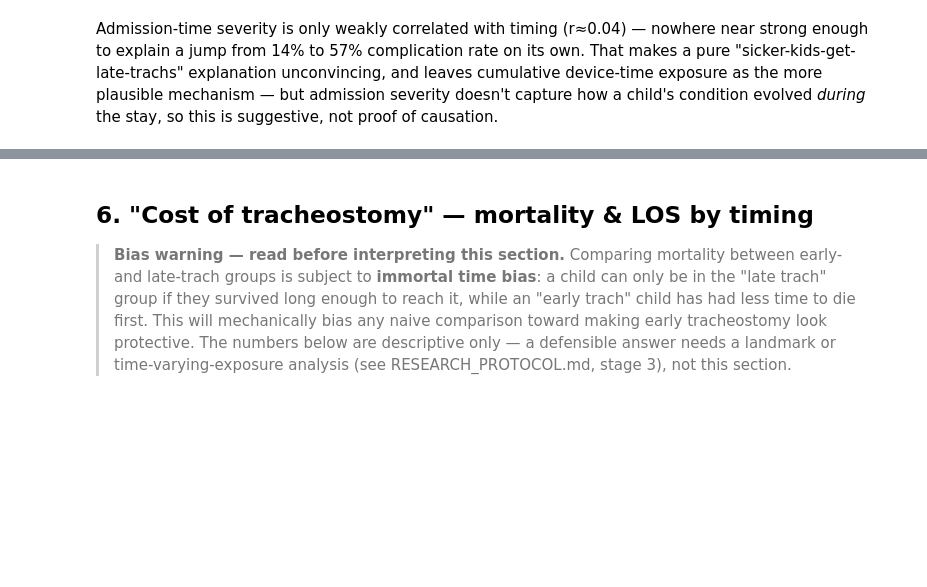
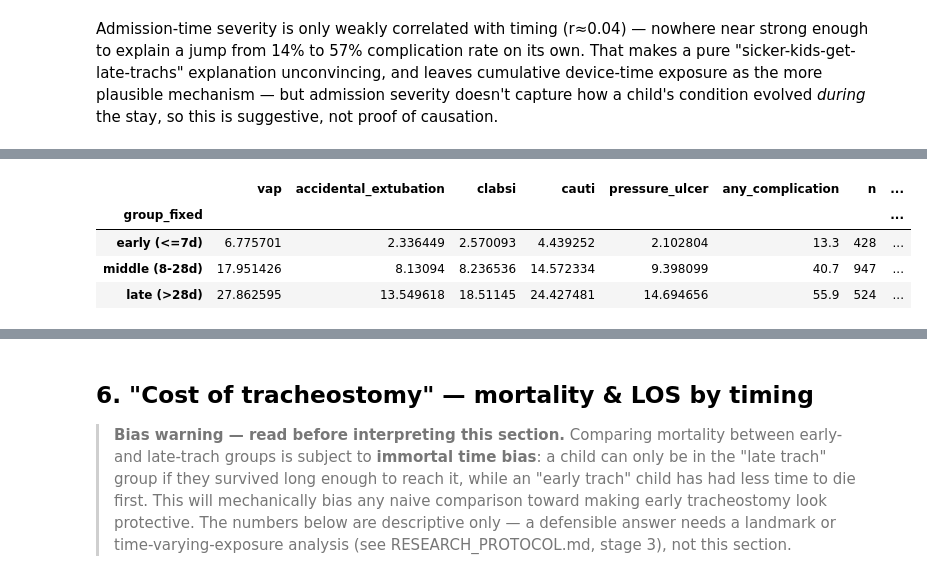
Before and after one commit to kickereb/wfpiccs-trach-eda, a Jupyter notebook: tracheostomy_timing_risk_tradeoff_EDA.ipynb, the cells around one changed output, grey strips where cells are left out. Cells and saved outputs as stored; diff of their text form; code cells hidden in the pictures; blank space fills up the shorter version.

```diff
--- a/tracheostomy_timing_risk_tradeoff_EDA.ipynb
+++ b/tracheostomy_timing_risk_tradeoff_EDA.ipynb
@@ -539,0 +544,17 @@ Admission-time severity is only weakly correlated with timing (r≈0.04) — now
+# %%
+s2['group_fixed'] = pd.cut(
+    s2['days_to_trach'], bins=[-0.001, 7, 28, 10**9],
+    labels=['early (<=7d)', 'middle (8-28d)', 'late (>28d)']
+)
+
+fixed_tbl = (s2.groupby('group_fixed', observed=True)[comp_cols + ['any_complication']].mean() * 100).round(1)
+fixed_tbl['n'] = s2.groupby('group_fixed', observed=True).size()
+fixed_tbl['icu_mortality_%'] = (s2.groupby('group_fixed', observed=True)['icu_mortality'].mean() * 100).round(1)
+fixed_tbl['los_median_days'] = s2.groupby('group_fixed', observed=True)['los_days'].median()
+fixed_tbl
+# %% [output]
+|  | vap | accidental_extubation | clabsi | cauti | pressure_ulcer | any_complication | n | ... |
+| group_fixed |  |  |  |  |  |  |  | ... |
+| early (<=7d) | 6.775701 | 2.336449 | 2.570093 | 4.439252 | 2.102804 | 13.3 | 428 | ... |
+| middle (8-28d) | 17.951426 | 8.13094 | 8.236536 | 14.572334 | 9.398099 | 40.7 | 947 | ... |
+| late (>28d) | 27.862595 | 13.549618 | 18.51145 | 24.427481 | 14.694656 | 55.9 | 524 | ... |
```
Also changed, not shown: parts of 3 cells of this notebook.
